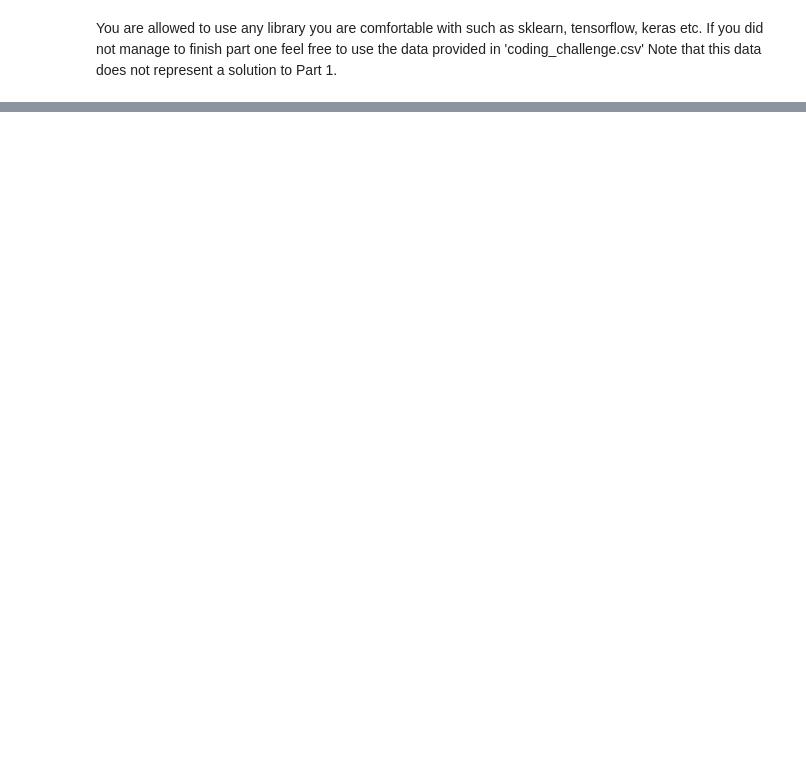
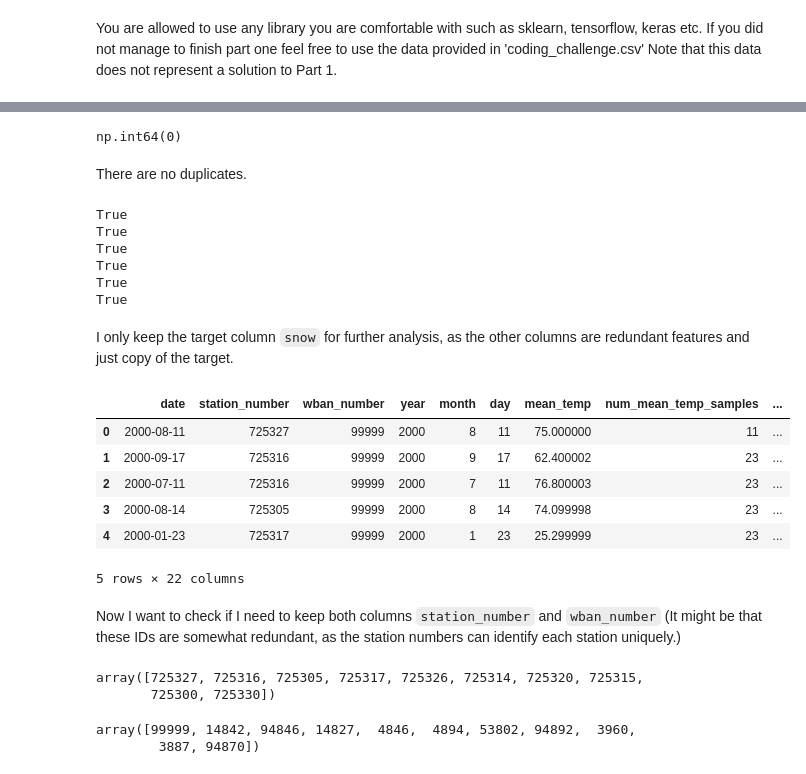
Before and after one commit to rajeevkarthika/coding_challenge, a Jupyter notebook: Coding_Challenge.ipynb, the cells around one changed output, grey strips where cells are left out. Cells and saved outputs as stored; diff of their text form; code cells hidden in the pictures; blank space fills up the shorter version.

```diff
--- a/Coding_Challenge.ipynb
+++ b/Coding_Challenge.ipynb
@@ -179,0 +266,6 @@ If you did not manage to finish part one feel free to use the data provided in '
+# %%
+# Create a copy of the original df
+snow_df = df.copy()
+
+# Drop unwanted columns
+snow_df = snow_df.drop(columns=['mean_station_pressure', 'num_mean_station_pressure_samples', 'min_temperature', 'min_temperature_explicit', 'snow_depth'])
@@ -179,0 +315,20 @@ If you did not manage to finish part one feel free to use the data provided in '
+# %%
+# Check for duplicates
+df.duplicated().sum()
+# %% [output]
+np.int64(0)
+# %% [markdown]
+There are no duplicates.
+# %%
+# Check whether the columns fog, rain, snow, hail, thunder, tornado are the same
+for x in ['fog', 'rain', 'snow', 'hail', 'thunder', 'tornado']:
+    print((snow_df['snow'] == snow_df[x]).all())
+# %% [output]
+True
+True
+True
+True
+True
+True
+# %% [markdown]
+I only keep the target column `snow` for further analysis, as the other columns are redundant features and just copy of the target.
@@ -179,0 +338,25 @@ If you did not manage to finish part one feel free to use the data provided in '
+# %%
+# Print first few columns
+snow_df.head()
+# %% [output]
+|  | date | station_number | wban_number | year | month | day | mean_temp | num_mean_temp_samples | ... |
+| 0 | 2000-08-11 | 725327 | 99999 | 2000 | 8 | 11 | 75.000000 | 11 | ... |
+| 1 | 2000-09-17 | 725316 | 99999 | 2000 | 9 | 17 | 62.400002 | 23 | ... |
+| 2 | 2000-07-11 | 725316 | 99999 | 2000 | 7 | 11 | 76.800003 | 23 | ... |
+| 3 | 2000-08-14 | 725305 | 99999 | 2000 | 8 | 14 | 74.099998 | 23 | ... |
+| 4 | 2000-01-23 | 725317 | 99999 | 2000 | 1 | 23 | 25.299999 | 23 | ... |
+5 rows × 22 columns
+# %% [markdown]
+Now I want to check if I need to keep both columns `station_number` and `wban_number` (It might be that these IDs are somewhat redundant, as the station numbers can identify each station uniquely.)
+# %%
+# Number of unique stations
+snow_df['station_number'].unique()
+# %% [output]
+array([725327, 725316, 725305, 725317, 725326, 725314, 725320, 725315,
+       725300, 725330])
+# %%
+# Number of unique wban_number
+snow_df['wban_number'].unique()
+# %% [output]
+array([99999, 14842, 94846, 14827,  4846,  4894, 53802, 94892,  3960,
+        3887, 94870])
```
Also changed, not shown: parts of 80 cells of this notebook.
